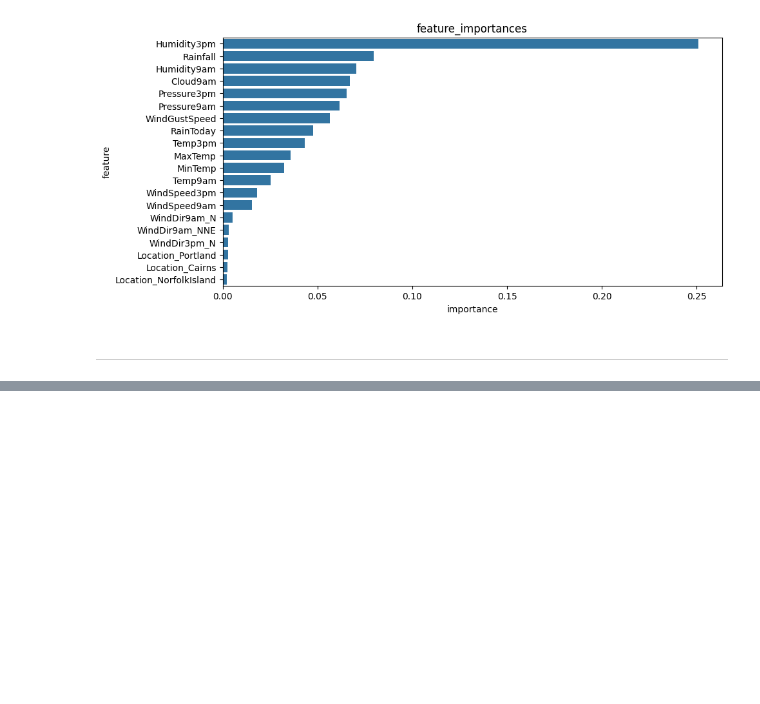
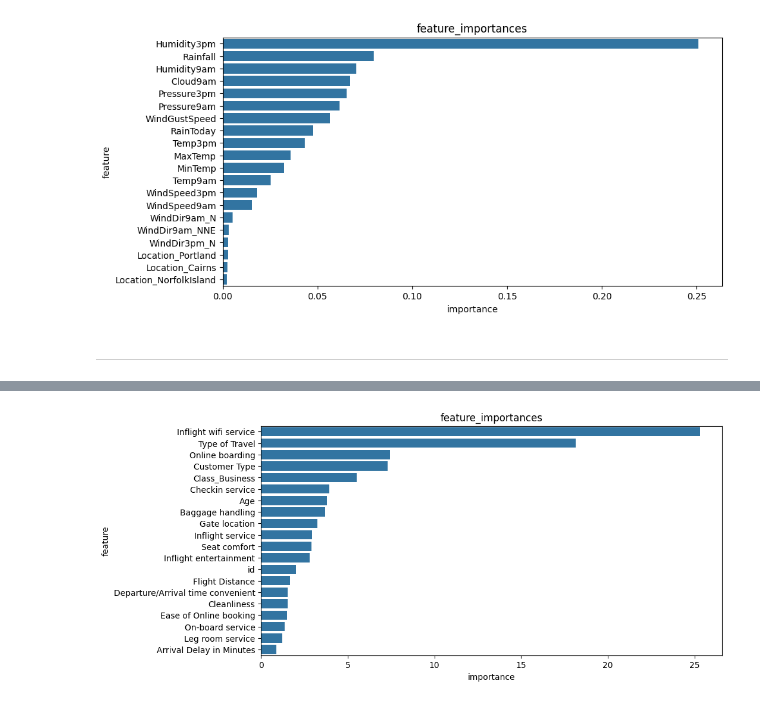
Before and after one commit to Blooodniy/SF_DS, a Jupyter notebook: MATH&ML/MATH&ML-9. Математика ансамблевых методов/MATH&ML-9.ipynb, the cells around one changed output, grey strips where cells are left out. Drawn from its saved outputs; the diff is of its cells as text; code cells hidden in the pictures; blank space fills up the shorter version.

```diff
--- a/MATH&ML/MATH&ML-9. Математика ансамблевых методов/MATH&ML-9.ipynb
+++ b/MATH&ML/MATH&ML-9. Математика ансамблевых методов/MATH&ML-9.ipynb
@@ -345,0 +450,6 @@ plt.show()
+# %%
+# Перекодируем часть бинарных признаков, чтобы использовать их при обучении:
+airpass_df['satisfaction'] = airpass_df['satisfaction'].map({'neutral or dissatisfied':0 , 'satisfied':1})
+airpass_df['Customer Type'] = airpass_df['Customer Type'].map({'Loyal Customer':1, 'disloyal Customer':0})
+airpass_df['Type of Travel'] = airpass_df['Type of Travel'].map({'Personal Travel':0, 'Business travel':1})
+airpass_df['Gender'] = airpass_df['Gender'].map({'Male': 0, 'Female': 1})
@@ -345,0 +555,14 @@ plt.show()
+# %%
+# Задание 6.10
+# Обучите алгоритм XGBoost. Так как он достаточно мощный «из коробки», определите его с параметрами по умолчанию, только задайте random_state = 26
+# Какое значение метрики f1_score получилось? Ответ округлите до трёх знаков после точки-разделителя
+# Подсказка. Для того чтобы обучить алгоритм XGBoost для решения задачи классификации, вам понадобится XGBClassifier из библиотеки xgboost, установленной ранее
+# Вся дальнейшая последовательность действий (обучение модели, предсказание, оценка качества) идентична другим алгоритмам, например логистической регрессии
+from xgboost import XGBClassifier
+
+xgbc = XGBClassifier(random_state=26)
+xgbc.fit(X_train, y_train)
+y_train_pred_xgbc = xgbc.predict(X_train)
+y_test_pred_xgbc = xgbc.predict(X_test)
+print(f'Train f1-score: {metrics.f1_score(y_train, y_train_pred_xgbc):.3f}')
+print(f'Test f1-score: {metrics.f1_score(y_test, y_test_pred_xgbc):.3f}')
@@ -345,0 +625,13 @@ plt.show()
+# %%
+# Задание 6.13
+# Оцените важность признаков для модели из предыдущего задания
+fi_df = pd.DataFrame({'importance': catboost.feature_importances_,
+                      'feature': X.columns})
+fig = plt.figure(figsize=(10, 5))
+sns.barplot(fi_df.sort_values(by='importance', ascending=False).head(20),
+            y='feature',
+            x='importance')
+plt.title('feature_importances')
+plt.show()
+# %% [output]
+[figure, added]
```
Also changed, not shown: parts of 24 cells of this notebook, 6 other files.
